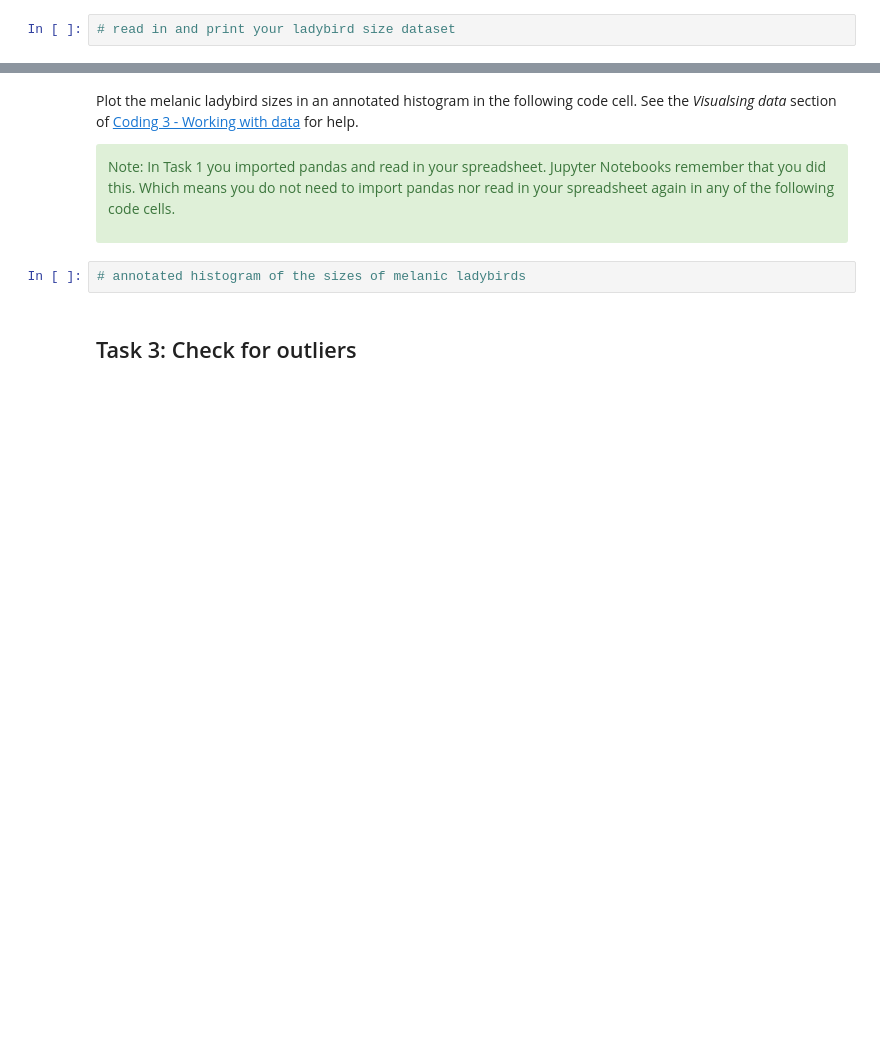
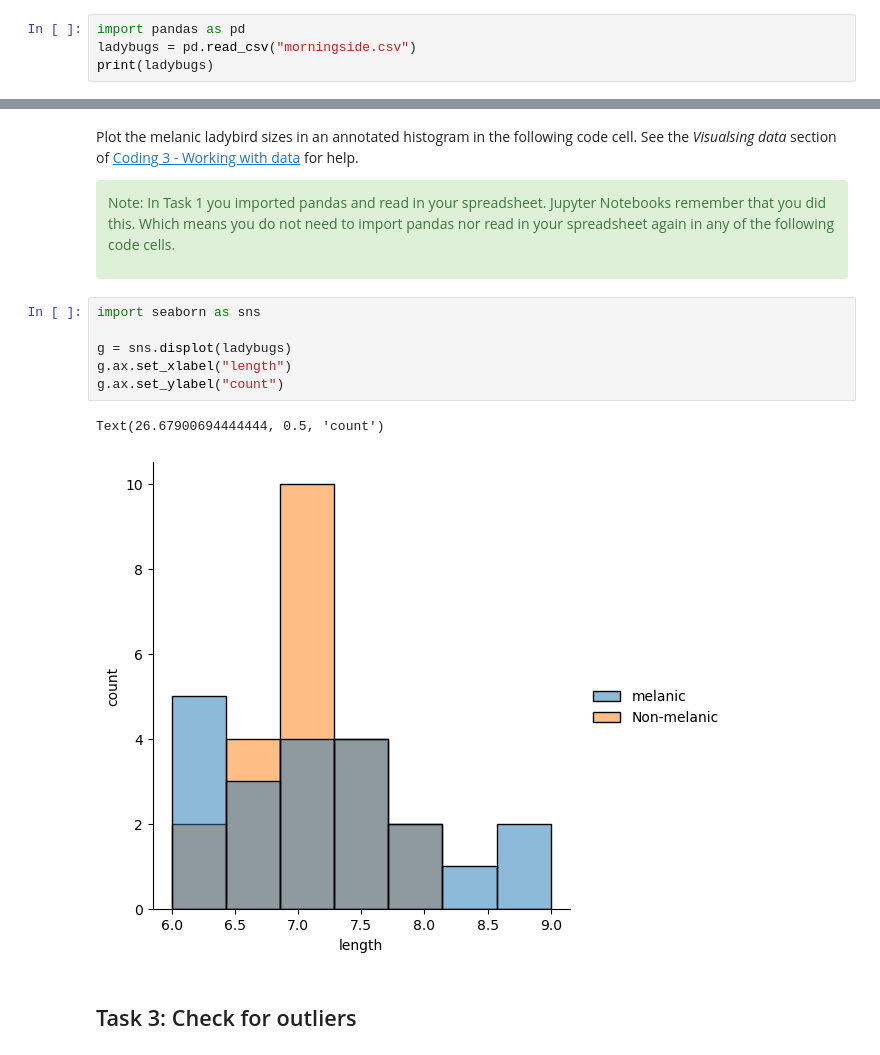
Before and after one commit to ZakarY2HM6f/Variation1, a Jupyter notebook: Ladybird Analysis Notebooks/Ladybird Analysis 1 - Estimating a population mean.ipynb, the cells around one changed output, grey strips where cells are left out. Cells and saved outputs as stored; diff of their text form; blank space fills up the shorter version.

```diff
--- a/Ladybird Analysis Notebooks/Ladybird Analysis 1 - Estimating a population mean.ipynb
+++ b/Ladybird Analysis Notebooks/Ladybird Analysis 1 - Estimating a population mean.ipynb
@@ -23,4 +23,6 @@ pd.read_excel('spreadsheet.xlsx')
 
 3. Print the data to make sure it is okay.
 # %%
-# read in and print your ladybird size dataset
+import pandas as pd
+ladybugs = pd.read_csv("morningside.csv")
+print(ladybugs)
@@ -34,7 +54,14 @@ Plot the melanic ladybird sizes in an annotated histogram in the following code
 Note: In Task 1 you imported pandas and read in your spreadsheet. Jupyter Notebooks remember that you did this. Which means you do not need to import pandas nor read in your spreadsheet again in any of the following code cells.
 </div>
 # %%
-# annotated histogram of the sizes of melanic ladybirds
+import seaborn as sns
+
+g = sns.displot(ladybugs)
+g.ax.set_xlabel("length")
+g.ax.set_ylabel("count")
+# %% [output]
+Text(26.67900694444444, 0.5, 'count')
+[figure, added]
 # %% [markdown]
 ## Task 3: Check for outliers
 # %% [markdown]
```
Also changed, not shown: parts of 6 cells of this notebook, 1 other file.
